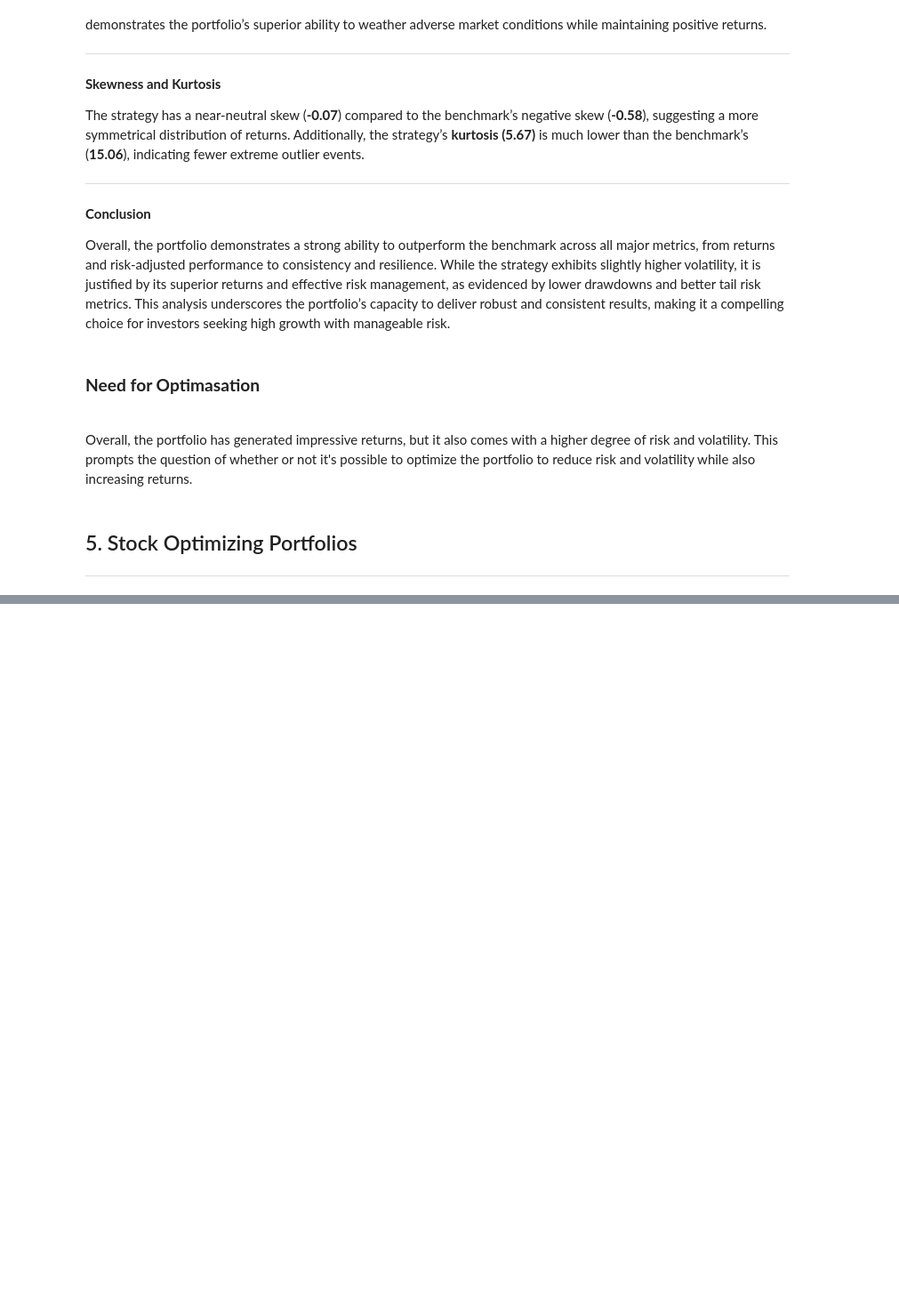
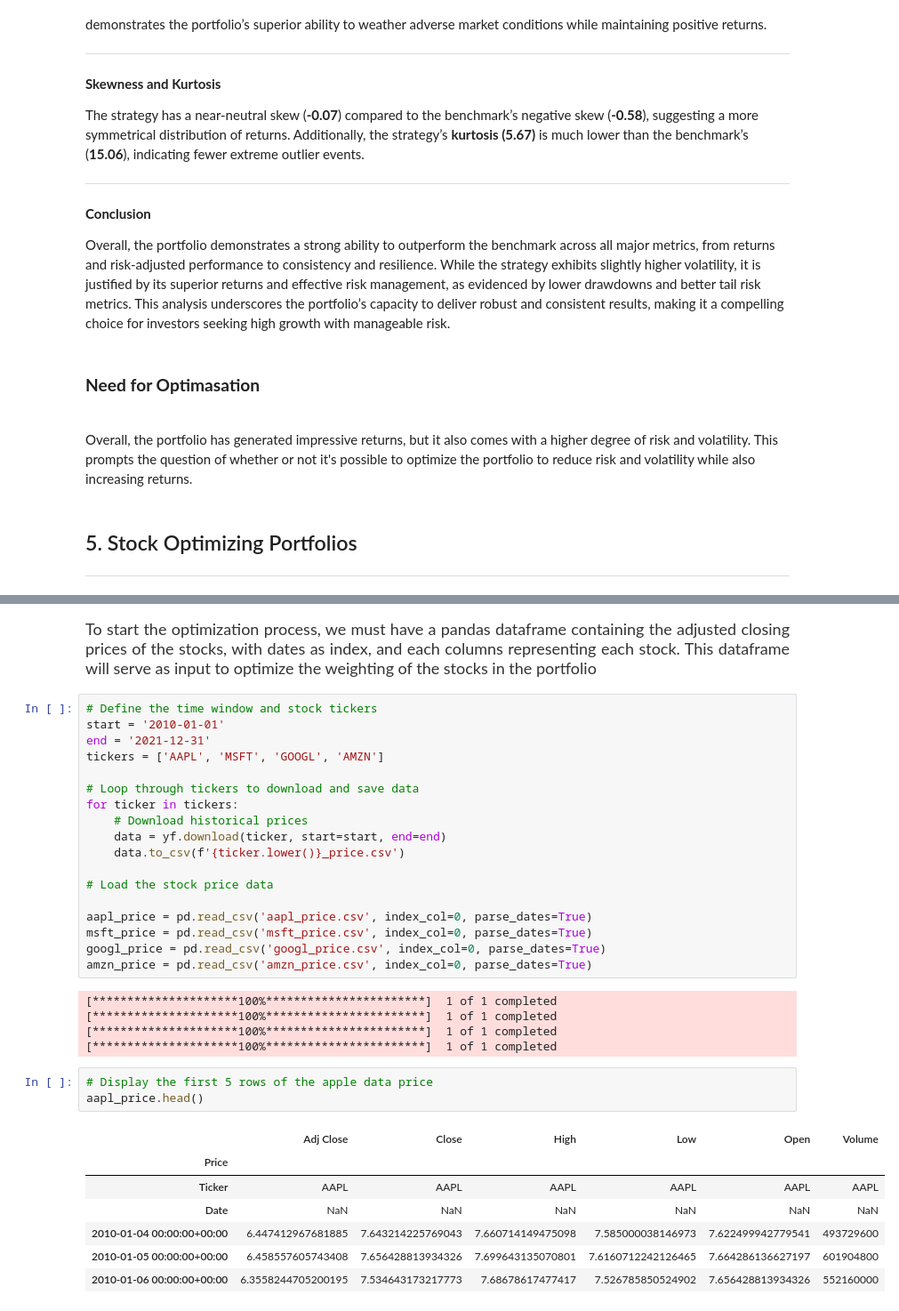
Before and after one commit to TeslimAdeyanju/6-Portfolio-Exploring-Financial-Market-Trends-Analysis, a Jupyter notebook: Exploring-Financia-Market-Analysis.ipynb, the cells around one changed output, grey strips where cells are left out. Shown at 89% size. Saved outputs shown, nothing was run; the diff lists cells and outputs as text; blank space fills up the shorter version.

```diff
--- a/Exploring-Financia-Market-Analysis.ipynb
+++ b/Exploring-Financia-Market-Analysis.ipynb
@@ -1171,0 +1176,36 @@ ___
+# %% [markdown]
+<p style="font-family: Georgia, 'Times New Roman', serif; font-size: 18px; color: #333; text-align: justify;">To start the optimization process, we must have a pandas dataframe containing the adjusted closing prices of the stocks, with dates as index, and each columns representing each stock. This dataframe will serve as input to optimize the weighting of the stocks in the portfolio</p>
+# %%
+# Define the time window and stock tickers
+start = '2010-01-01'
+end = '2021-12-31'
+tickers = ['AAPL', 'MSFT', 'GOOGL', 'AMZN']
+
+# Loop through tickers to download and save data
+for ticker in tickers:
+    # Download historical prices
+    data = yf.download(ticker, start=start, end=end)
+    data.to_csv(f'{ticker.lower()}_price.csv')
+
+# Load the stock price data
+
+aapl_price = pd.read_csv('aapl_price.csv', index_col=0, parse_dates=True)
+msft_price = pd.read_csv('msft_price.csv', index_col=0, parse_dates=True)
+googl_price = pd.read_csv('googl_price.csv', index_col=0, parse_dates=True)
+amzn_price = pd.read_csv('amzn_price.csv', index_col=0, parse_dates=True)
+# %% [output]
+[*********************100%***********************]  1 of 1 completed
+[*********************100%***********************]  1 of 1 completed
+[*********************100%***********************]  1 of 1 completed
+[*********************100%***********************]  1 of 1 completed
+# %%
+# Display the first 5 rows of the apple data price
+aapl_price.head()
+# %% [output]
+|  | Adj Close | Close | High | Low | Open | Volume |
+| Price |  |  |  |  |  |  |
+| Ticker | AAPL | AAPL | AAPL | AAPL | AAPL | AAPL |
+| Date | NaN | NaN | NaN | NaN | NaN | NaN |
+| 2010-01-04 00:00:00+00:00 | 6.447412967681885 | 7.643214225769043 | 7.660714149475098 | 7.585000038146973 | 7.622499942779541 | 493729600 |
+| 2010-01-05 00:00:00+00:00 | 6.458557605743408 | 7.656428813934326 | 7.699643135070801 | 7.6160712242126465 | 7.664286136627197 | 601904800 |
+| 2010-01-06 00:00:00+00:00 | 6.3558244705200195 | 7.534643173217773 | 7.68678617477417 | 7.526785850524902 | 7.656428813934326 | 552160000 |
```
Also changed, not shown: parts of 28 cells of this notebook.
